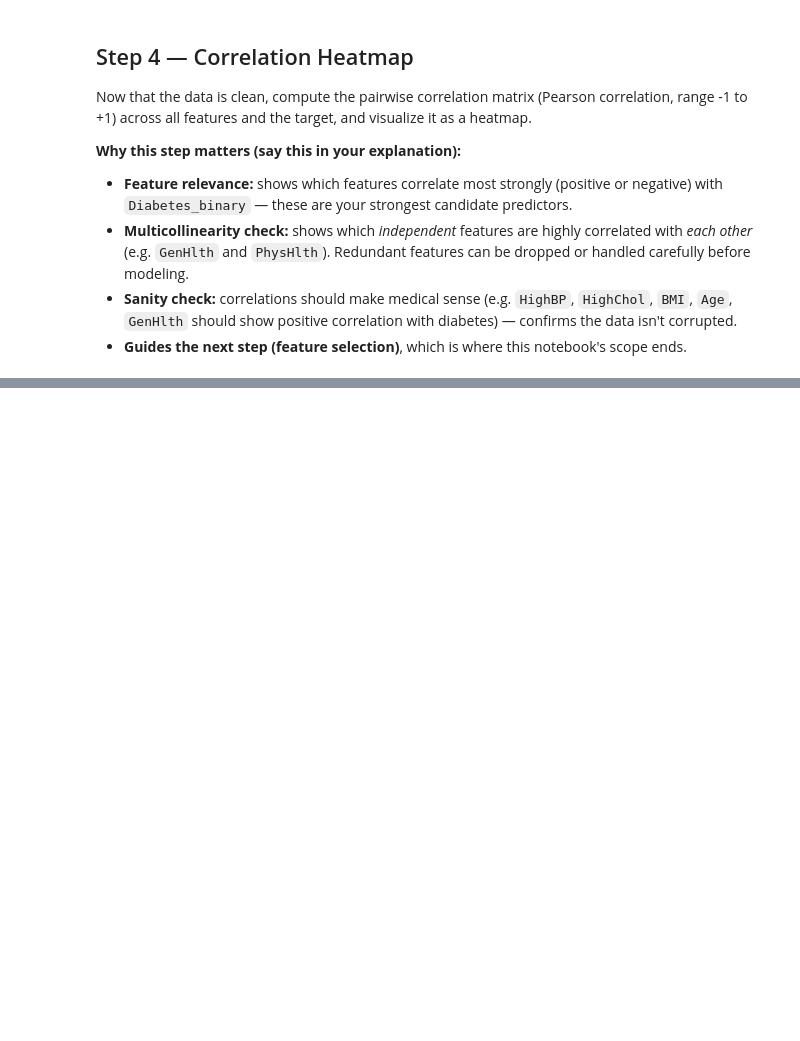
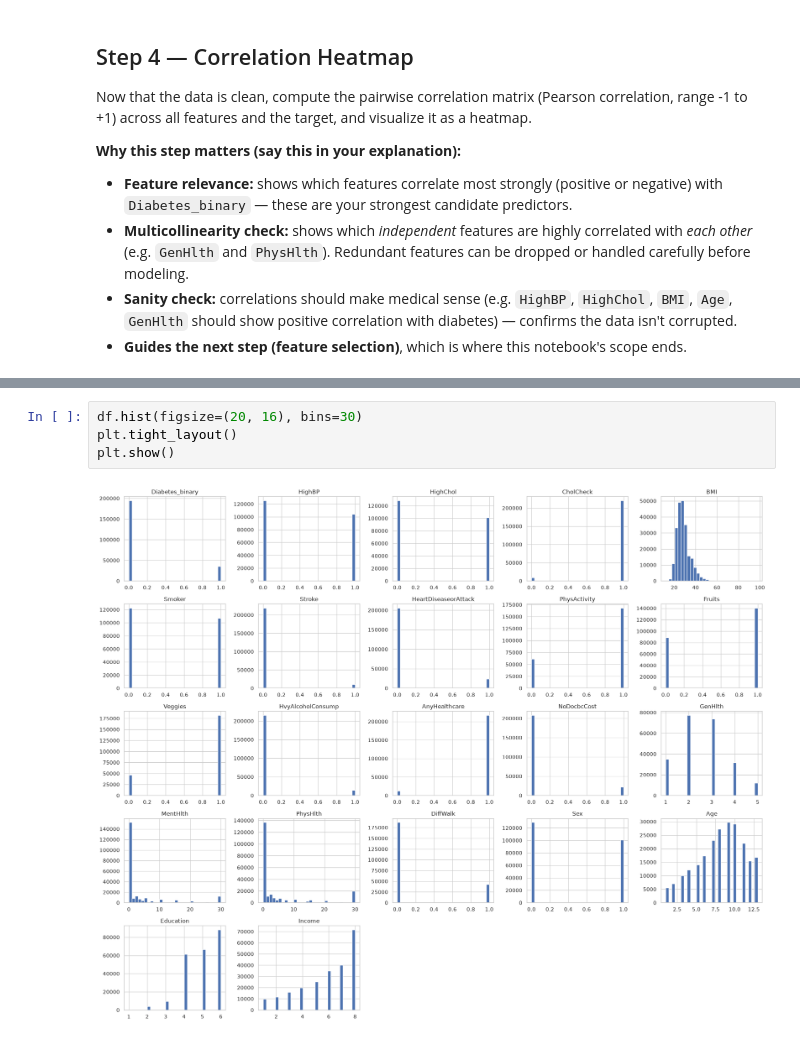
Before and after one commit to krishpinto/AI-ML-Laboratory-honors, a Jupyter notebook: diabetes_prediction_pipeline.ipynb, the cells around one changed output, grey strips where cells are left out. Cells and saved outputs as stored; diff of their text form; blank space fills up the shorter version.

```diff
--- a/diabetes_prediction_pipeline.ipynb
+++ b/diabetes_prediction_pipeline.ipynb
@@ -132,0 +248,6 @@ plt.show()
+# %%
+df.hist(figsize=(20, 16), bins=30)
+plt.tight_layout()
+plt.show()
+# %% [output]
+[figure, added]
```
Also changed, not shown: parts of 15 cells of this notebook, 8 other files.
